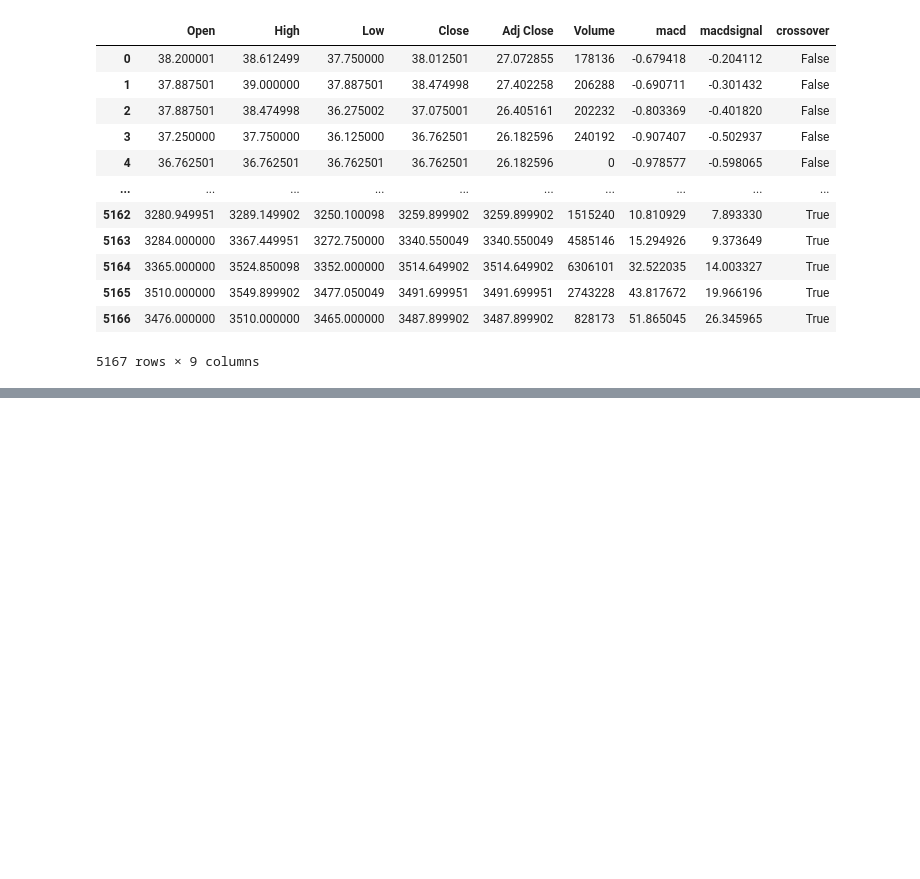
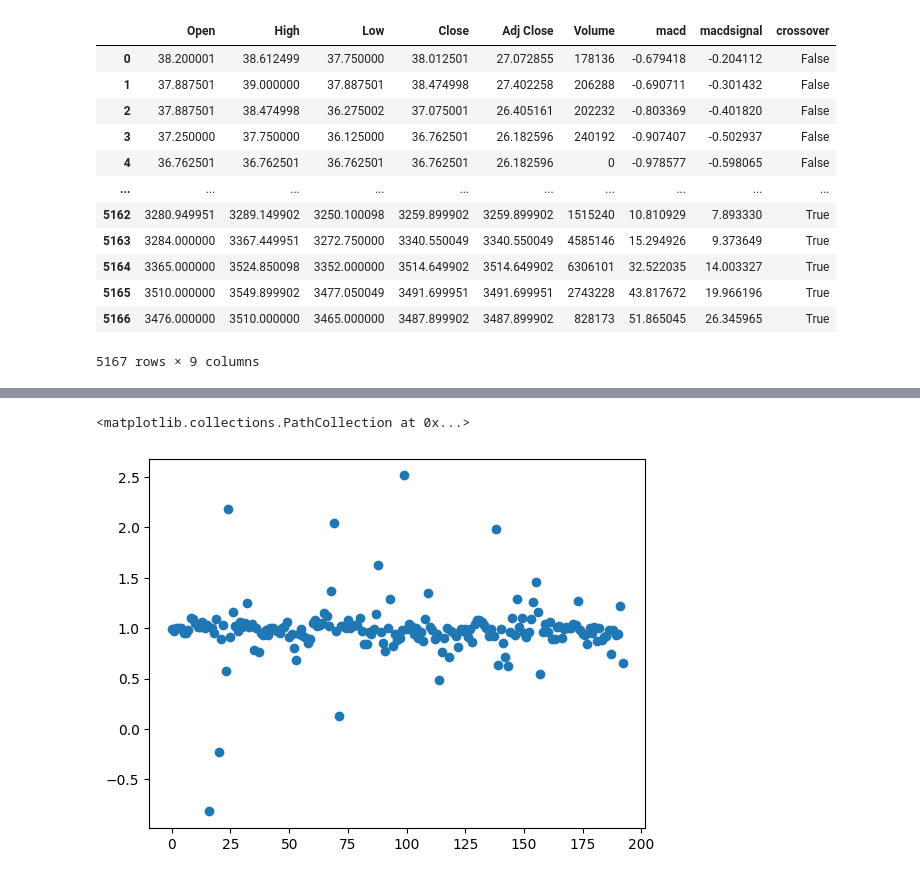
Before and after one commit to innovsm/algorithmic-trading, a Jupyter notebook: stock_recommendation.ipynb, the cells around one changed output, grey strips where cells are left out. Drawn from its saved outputs; the diff is of its cells as text; code cells hidden in the pictures; blank space fills up the shorter version.

```diff
--- a/stock_recommendation.ipynb
+++ b/stock_recommendation.ipynb
@@ -585,10 +585,10 @@ data_4h
 5167 rows × 9 columns
 # %%
 data_4h[data_4h['crossover'] == True].index
-final_list = []
+final_list = {}
 for i in data_4h[data_4h['crossover'] == True].index:
     data_previous = data_4h[data_4h.index == i-1]
 
     if(data_previous['crossover'].all() == False):
         #print(data_previous['macd']/data_previous['macdsignal'])
-        final_list.append(list(data_previous['macdsignal']/data_previous['macd'])[0])
+        final_list[i-1] = list(data_previous['macdsignal']/data_previous['macd'])[0]
@@ -598,0 +615,5 @@ sum(final_list)/len(final_list)
+# %%
+plt.scatter( range(len(final_list)),final_list.values())
+# %% [output]
+<matplotlib.collections.PathCollection at 0x...>
+[figure, added]
```
Also changed, not shown: parts of 3 cells of this notebook, 1 other file.
